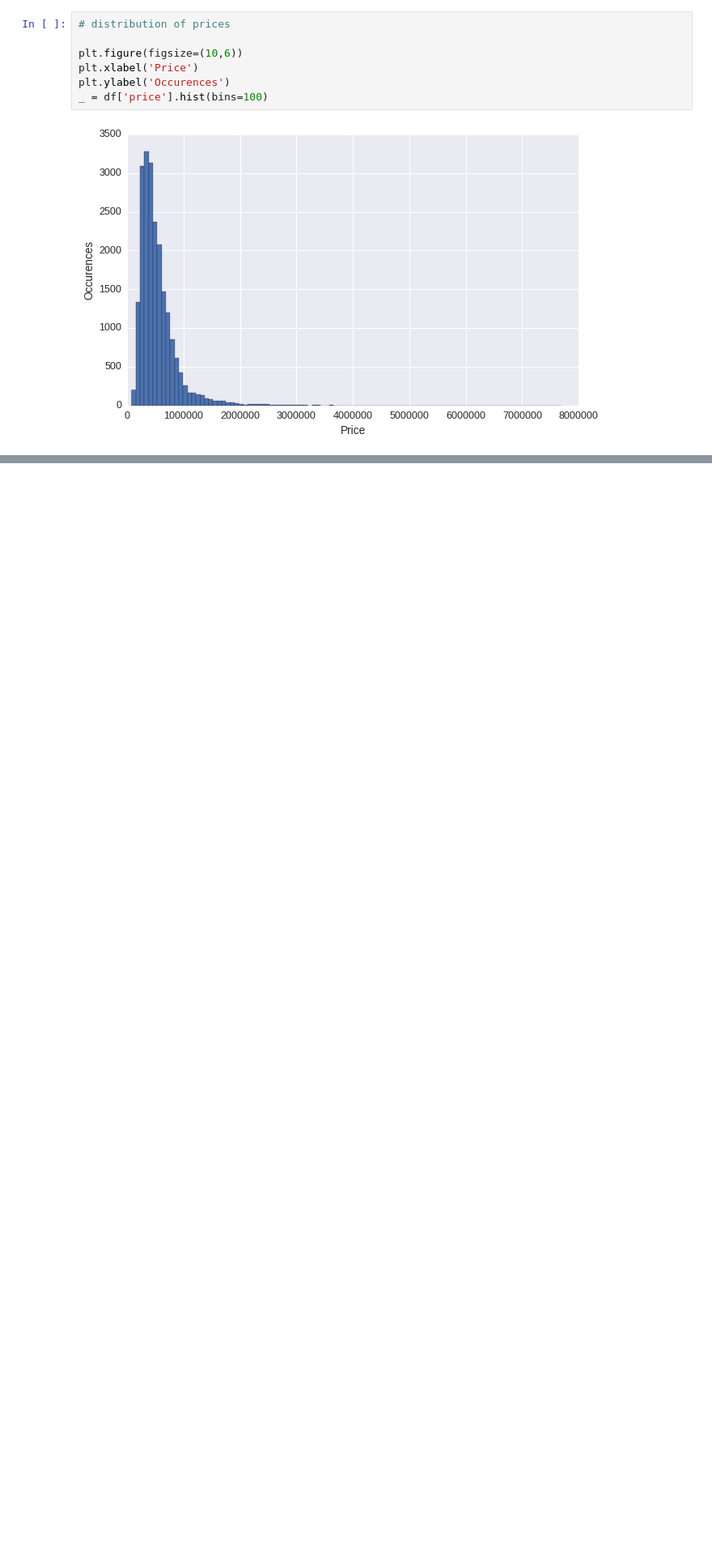
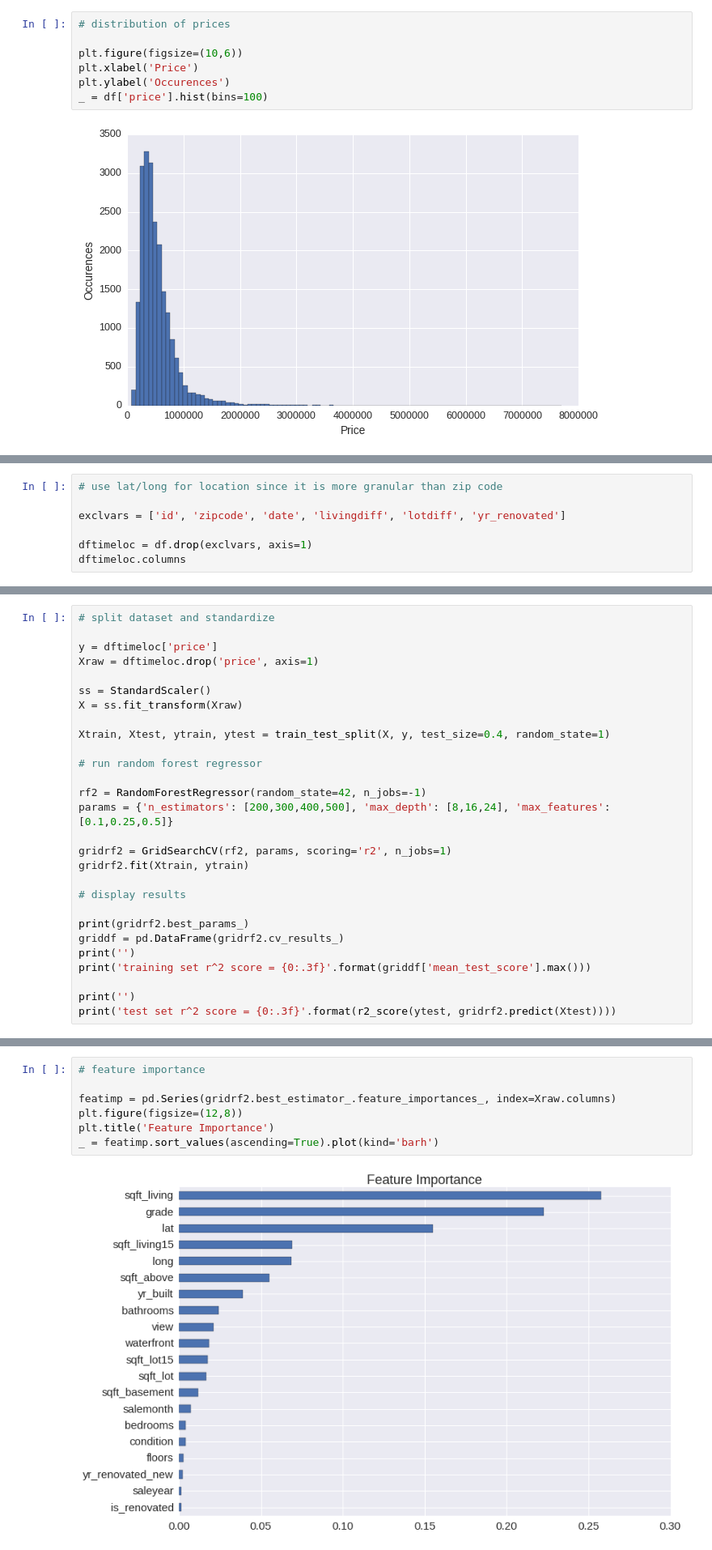
Before and after one commit to dbricare/kaggle, a Jupyter notebook: kingcountyhomeprices/RegressionHousingPrices1.ipynb, the cells around one changed output, grey strips where cells are left out. Shown: that part at 81% size. Saved outputs shown, nothing was run; the diff lists cells and outputs as text; blank space fills up the shorter version.

```diff
--- a/kingcountyhomeprices/RegressionHousingPrices1.ipynb
+++ b/kingcountyhomeprices/RegressionHousingPrices1.ipynb
@@ -239,0 +471,7 @@ OLS Regression Results
+# %%
+# use lat/long for location since it is more granular than zip code
+
+exclvars = ['id', 'zipcode', 'date', 'livingdiff', 'lotdiff', 'yr_renovated']
+
+dftimeloc = df.drop(exclvars, axis=1)
+dftimeloc.columns
@@ -239,0 +485,28 @@ OLS Regression Results
+# %%
+# split dataset and standardize
+
+y = dftimeloc['price']
+Xraw = dftimeloc.drop('price', axis=1)
+
+ss = StandardScaler()
+X = ss.fit_transform(Xraw)
+
+Xtrain, Xtest, ytrain, ytest = train_test_split(X, y, test_size=0.4, random_state=1)
+
+# run random forest regressor
+
+rf2 = RandomForestRegressor(random_state=42, n_jobs=-1)
+params = {'n_estimators': [200,300,400,500], 'max_depth': [8,16,24], 'max_features': [0.1,0.25,0.5]}
+
+gridrf2 = GridSearchCV(rf2, params, scoring='r2', n_jobs=1)
+gridrf2.fit(Xtrain, ytrain)
+
+# display results
+
+print(gridrf2.best_params_)
+griddf = pd.DataFrame(gridrf2.cv_results_)
+print('')
+print('training set r^2 score = {0:.3f}'.format(griddf['mean_test_score'].max()))
+
+print('')
+print('test set r^2 score = {0:.3f}'.format(r2_score(ytest, gridrf2.predict(Xtest))))
@@ -239,0 +523,9 @@ OLS Regression Results
+# %%
+# feature importance
+
+featimp = pd.Series(gridrf2.best_estimator_.feature_importances_, index=Xraw.columns)
+plt.figure(figsize=(12,8))
+plt.title('Feature Importance')
+_ = featimp.sort_values(ascending=True).plot(kind='barh')
+# %% [output]
+[figure, added]
```
Also changed, not shown: parts of 48 cells of this notebook.
